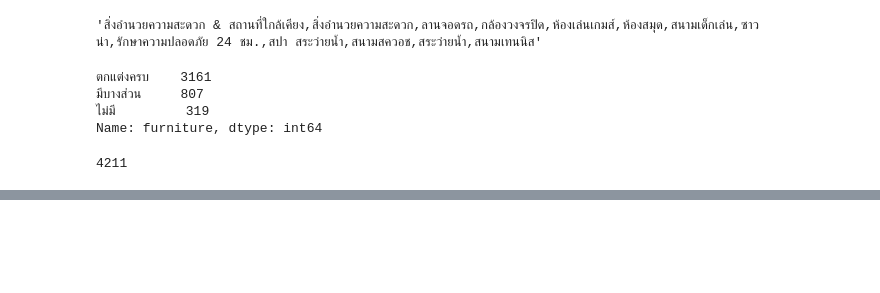
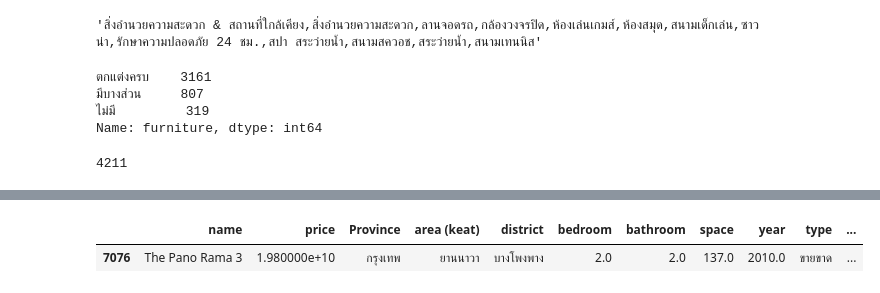
Before and after one commit to Comrade26/Condo_project, a Jupyter notebook: new_test/test.ipynb, the cells around one changed output, grey strips where cells are left out. Cells and saved outputs as stored; diff of their text form; code cells hidden in the pictures; blank space fills up the shorter version.

```diff
--- a/new_test/test.ipynb
+++ b/new_test/test.ipynb
@@ -114,0 +169,5 @@ df.head()
+# %%
+df[df['price'] == df['price'].max()]
+# %% [output]
+|  | name | price | Province | area (keat) | district | bedroom | bathroom | space | year | type | ... |
+| 7076 | The Pano Rama 3 | 1.980000e+10 | กรุงเทพ | ยานนาวา | บางโพงพาง | 2.0 | 2.0 | 137.0 | 2010.0 | ขายขาด | ... |
```
Also changed, not shown: parts of 8 cells of this notebook, 1 other file.
